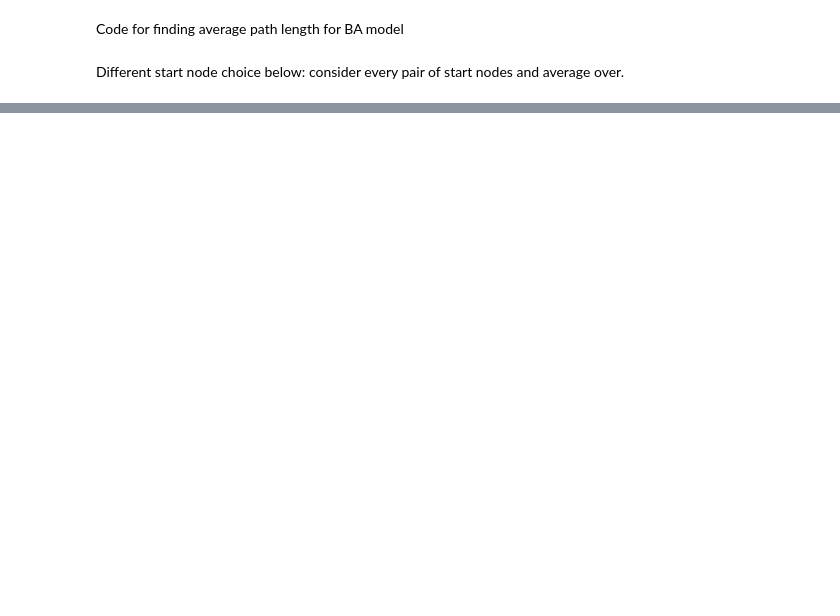
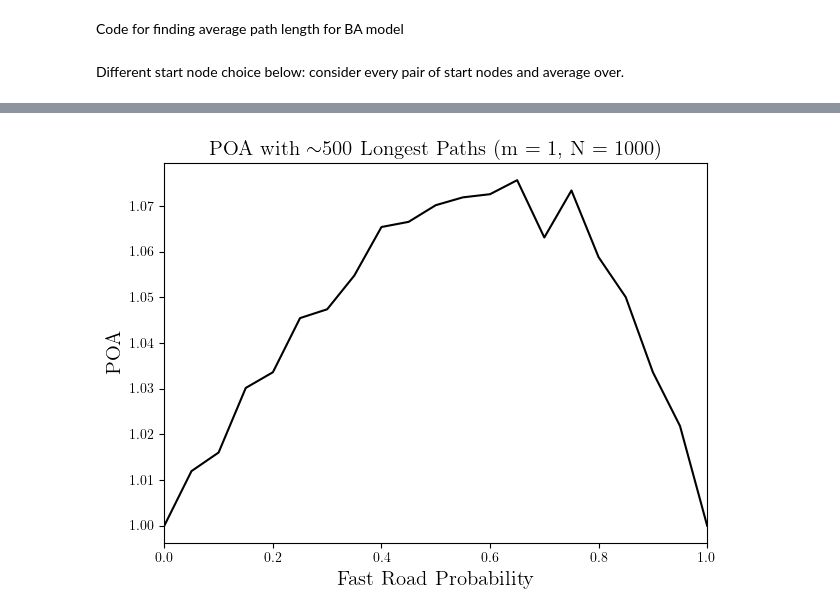
Before and after one commit to ihatebananas/SkinnerLabBAModel, a Jupyter notebook: miscellaneous_scripts.ipynb, the cells around one changed output, grey strips where cells are left out. Saved outputs shown, nothing was run; the diff lists cells and outputs as text; code cells hidden in the pictures; blank space fills up the shorter version.

```diff
--- a/miscellaneous_scripts.ipynb
+++ b/miscellaneous_scripts.ipynb
@@ -164,7 +165,7 @@ M = 50
 not_okay = True
 
 while(not_okay):
-    ba_graph = ig.Graph.Barabasi(M, 1, directed=True)
+    ba_graph = ig.Graph.Barabasi(M, 2, directed=True)
     ba_copy = ba_graph.as_undirected()
     degrees = ba_copy.degree()
     degree_nums = [d for j, d in enumerate(degrees)]
@@ -244,0 +339,22 @@ avg_op_commute = total_op_commute / R
+# %%
+fig = plt.figure()
+ax = fig.add_subplot(1, 1, 1)
+
+#ax.plot(p_vals, avg_eq_commute, color='black', label='Equilibrium')
+#ax.set_yscale('log')
+
+avg = avg_eq_commute/avg_op_commute
+#ax.scatter(p_vals, avg_eq_commute, color='red', label='Equilibrium')
+#ax.plot(p_vals, avg_op_commute, color='black', label='Optimum')
+ax.plot(p_vals, avg, color='black')
+#ax.scatter(p_vals, avg_op_commute, color='black')
+
+ax.set_ylabel("POA", fontsize=15)
+ax.set_xlabel("Fast Road Probability", fontsize=15)
+ax.set_xlim([0, 1])
+ax.set_title("POA with $\\sim$500 Longest Paths (m = 1, N = 1000)", fontsize=15)
+
+#ax.legend()
+fig.tight_layout()
+# %% [output]
+[figure, added]
```
Also changed, not shown: parts of 3 cells of this notebook.
